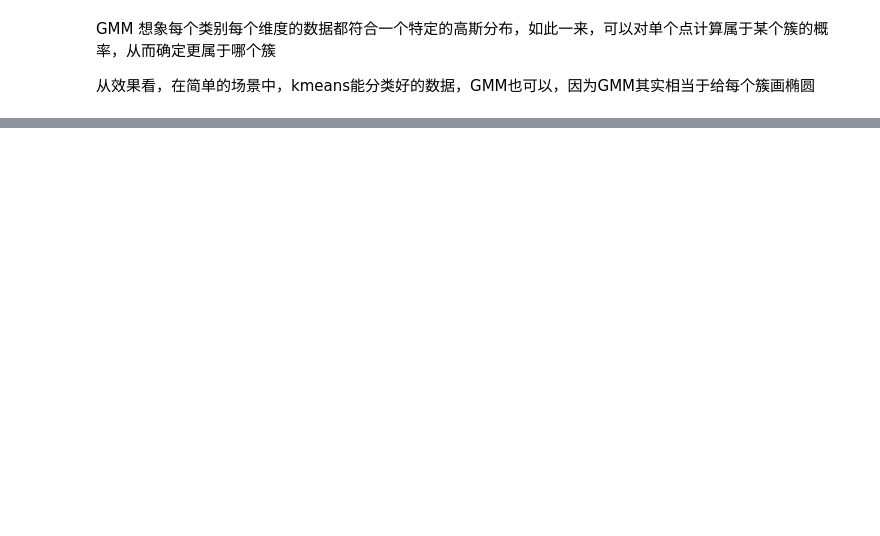
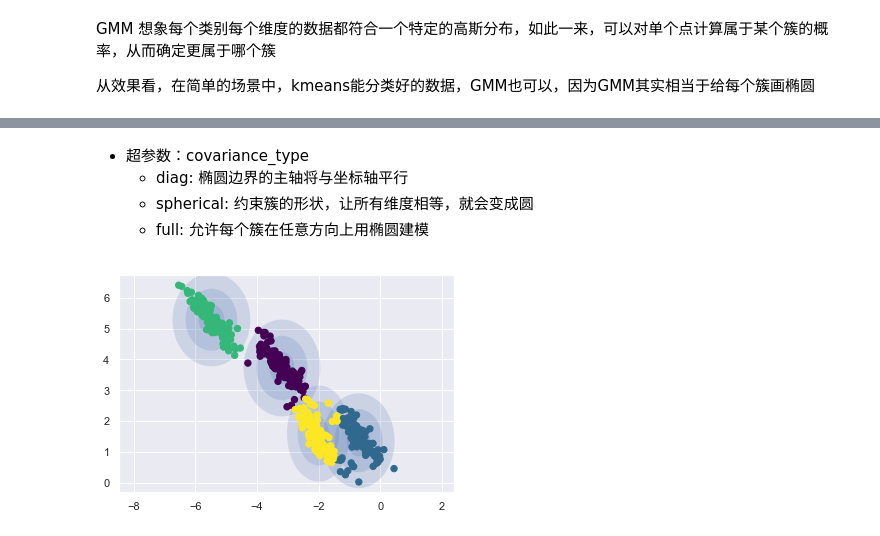
Before and after one commit to Vodka-Bu/PythonDataScienceHandbook, a Jupyter notebook: 5-LearningSklearn/12-GMM.ipynb, the cells around one changed output, grey strips where cells are left out. Saved outputs shown, nothing was run; the diff lists cells and outputs as text; code cells hidden in the pictures; blank space fills up the shorter version.

```diff
--- a/5-LearningSklearn/12-GMM.ipynb
+++ b/5-LearningSklearn/12-GMM.ipynb
@@ -89,0 +140,10 @@ plt.scatter(X[:, 0], X[:, 1], c = labels, cmap = 'viridis', s = size)
+# %% [markdown]
+* 超参数：covariance_type
+    * diag: 椭圆边界的主轴将与坐标轴平行
+    * spherical: 约束簇的形状，让所有维度相等，就会变成圆
+    * full: 允许每个簇在任意方向上用椭圆建模
+# %%
+gmm = GaussianMixture(n_components=4, random_state = 42,covariance_type='diag')
+plot_gmm(gmm, X_stretched)
+# %% [output]
+[figure, added]
```
Also changed, not shown: parts of 36 cells of this notebook.
